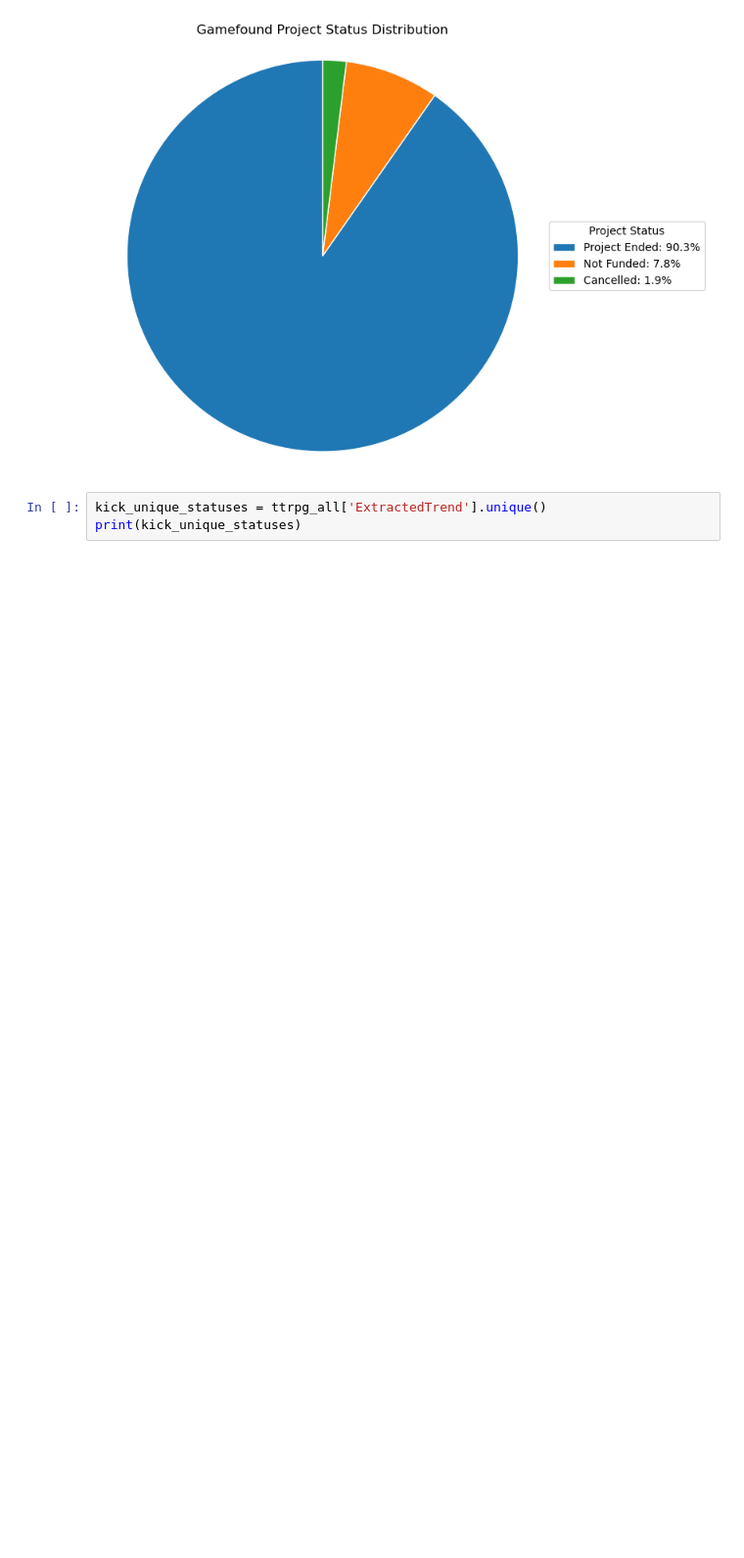
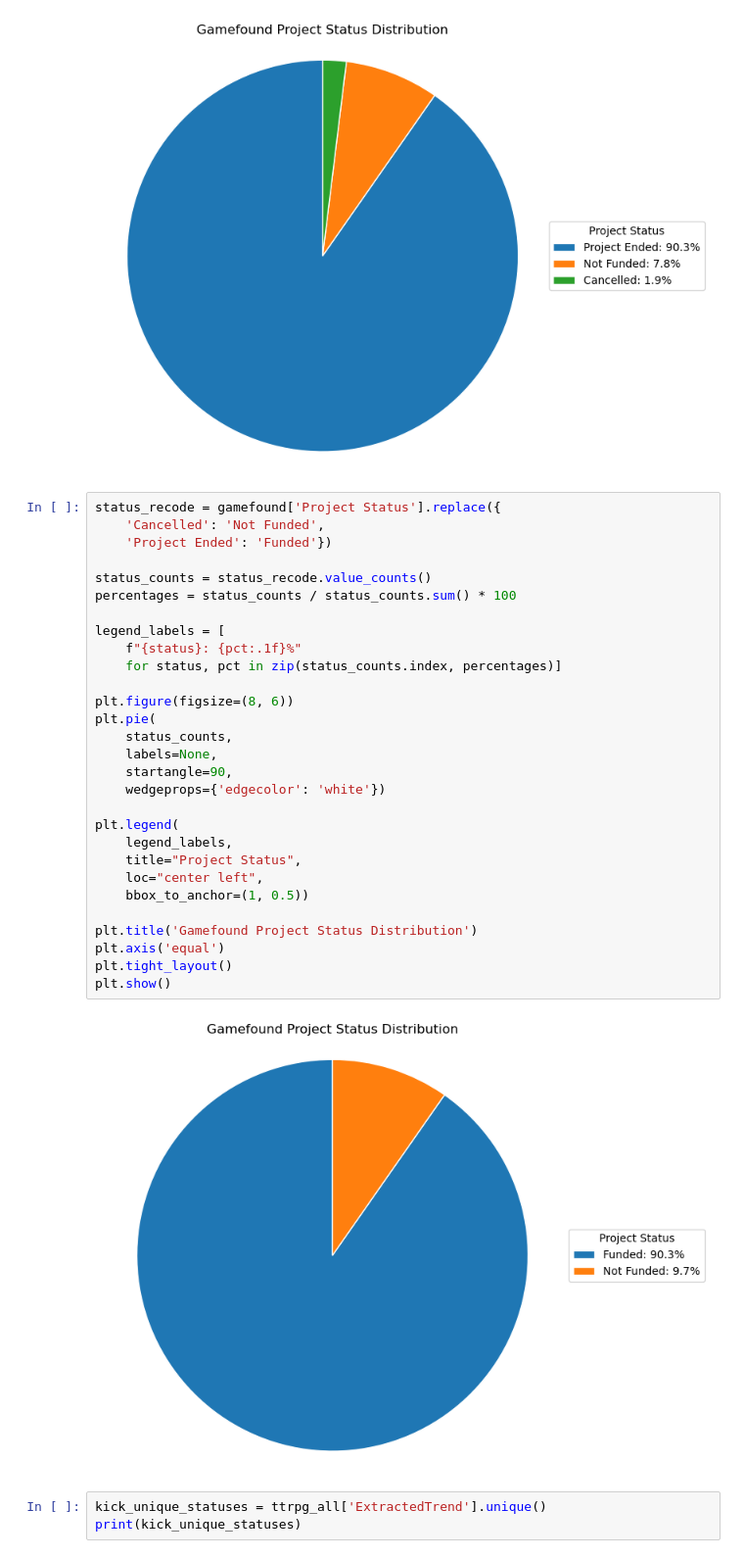
Before and after one commit to geradenhraba-cell/ttrpg-capstone, a Jupyter notebook: notebook/kickstarter.ipynb, the cells around one changed output. Shown at 98% size. Cells and saved outputs as stored; diff of their text form; blank space fills up the shorter version.

```diff
--- a/notebook/kickstarter.ipynb
+++ b/notebook/kickstarter.ipynb
@@ -735,6 +735,37 @@ plt.tight_layout()
 plt.show()
 # %% [output]
 [figure]
+# %%
+status_recode = gamefound['Project Status'].replace({
+    'Cancelled': 'Not Funded',
+    'Project Ended': 'Funded'})
+
+status_counts = status_recode.value_counts()
+percentages = status_counts / status_counts.sum() * 100
+
+legend_labels = [
+    f"{status}: {pct:.1f}%"
+    for status, pct in zip(status_counts.index, percentages)]
+
+plt.figure(figsize=(8, 6))
+plt.pie(
+    status_counts,
+    labels=None,
+    startangle=90,
+    wedgeprops={'edgecolor': 'white'})
+
+plt.legend(
+    legend_labels,
+    title="Project Status",
+    loc="center left",
+    bbox_to_anchor=(1, 0.5))
+
+plt.title('Gamefound Project Status Distribution')
+plt.axis('equal')
+plt.tight_layout()
+plt.show()
+# %% [output]
+[figure, added]
 # %%
 kick_unique_statuses = ttrpg_all['ExtractedTrend'].unique()
 print(kick_unique_statuses)
```
Also changed, not shown: parts of 2 cells of this notebook, 2 other files.
